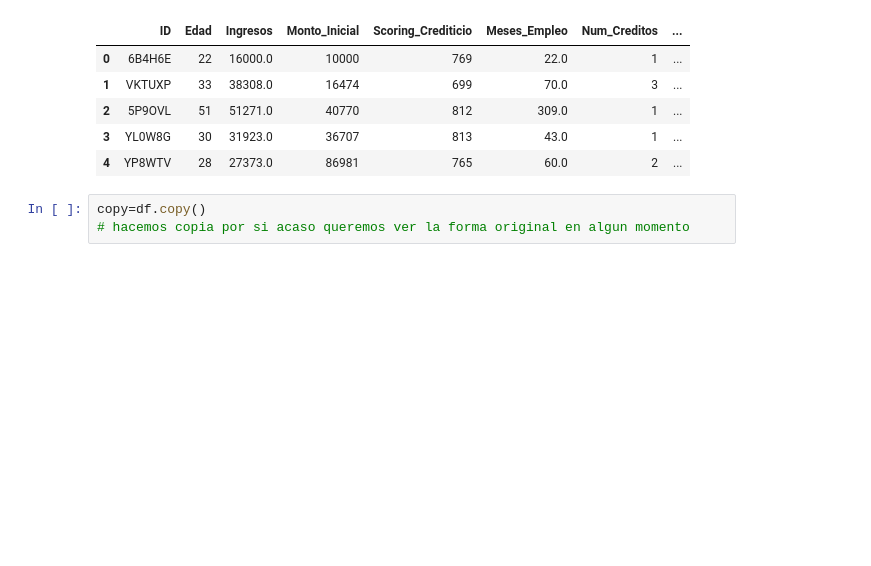
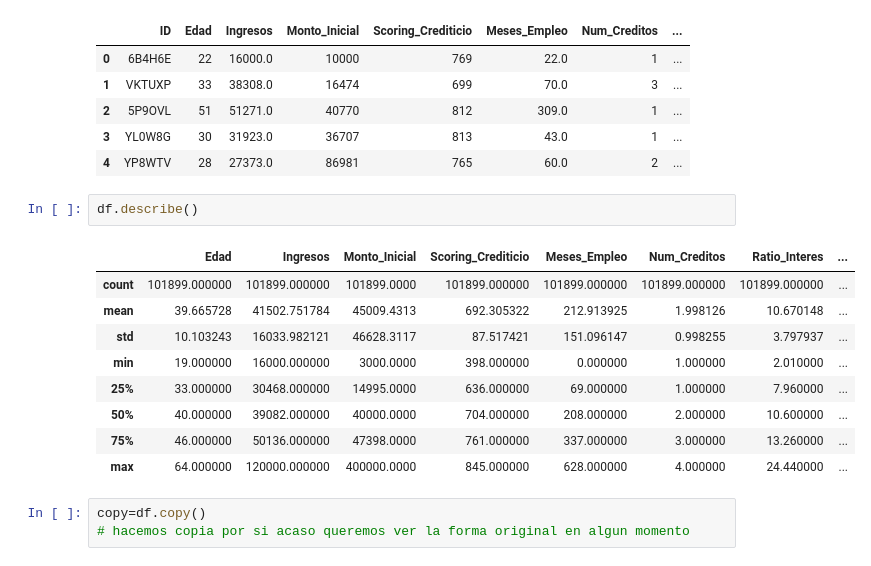
Before and after one commit to GorkaNBDATA/Equipo-Morado, a Jupyter notebook: modelo-impago.ipynb, the cells around one changed output. Saved outputs shown, nothing was run; the diff lists cells and outputs as text; blank space fills up the shorter version.

```diff
--- a/modelo-impago.ipynb
+++ b/modelo-impago.ipynb
@@ -23,6 +24,18 @@ df.head()
 | 2 | 5P9OVL | 51 | 51271.0 | 40770 | 812 | 309.0 | 1 | ... |
 | 3 | YL0W8G | 30 | 31923.0 | 36707 | 813 | 43.0 | 1 | ... |
 | 4 | YP8WTV | 28 | 27373.0 | 86981 | 765 | 60.0 | 2 | ... |
+# %%
+df.describe()
+# %% [output]
+|  | Edad | Ingresos | Monto_Inicial | Scoring_Crediticio | Meses_Empleo | Num_Creditos | Ratio_Interes | ... |
+| count | 101899.000000 | 101899.000000 | 101899.0000 | 101899.000000 | 101899.000000 | 101899.000000 | 101899.000000 | ... |
+| mean | 39.665728 | 41502.751784 | 45009.4313 | 692.305322 | 212.913925 | 1.998126 | 10.670148 | ... |
+| std | 10.103243 | 16033.982121 | 46628.3117 | 87.517421 | 151.096147 | 0.998255 | 3.797937 | ... |
+| min | 19.000000 | 16000.000000 | 3000.0000 | 398.000000 | 0.000000 | 1.000000 | 2.010000 | ... |
+| 25% | 33.000000 | 30468.000000 | 14995.0000 | 636.000000 | 69.000000 | 1.000000 | 7.960000 | ... |
+| 50% | 40.000000 | 39082.000000 | 40000.0000 | 704.000000 | 208.000000 | 2.000000 | 10.600000 | ... |
+| 75% | 46.000000 | 50136.000000 | 47398.0000 | 761.000000 | 337.000000 | 3.000000 | 13.260000 | ... |
+| max | 64.000000 | 120000.000000 | 400000.0000 | 845.000000 | 628.000000 | 4.000000 | 24.440000 | ... |
 # %%
 copy=df.copy()
 # hacemos copia por si acaso queremos ver la forma original en algun momento
```
Also changed, not shown: parts of 16 cells of this notebook.
